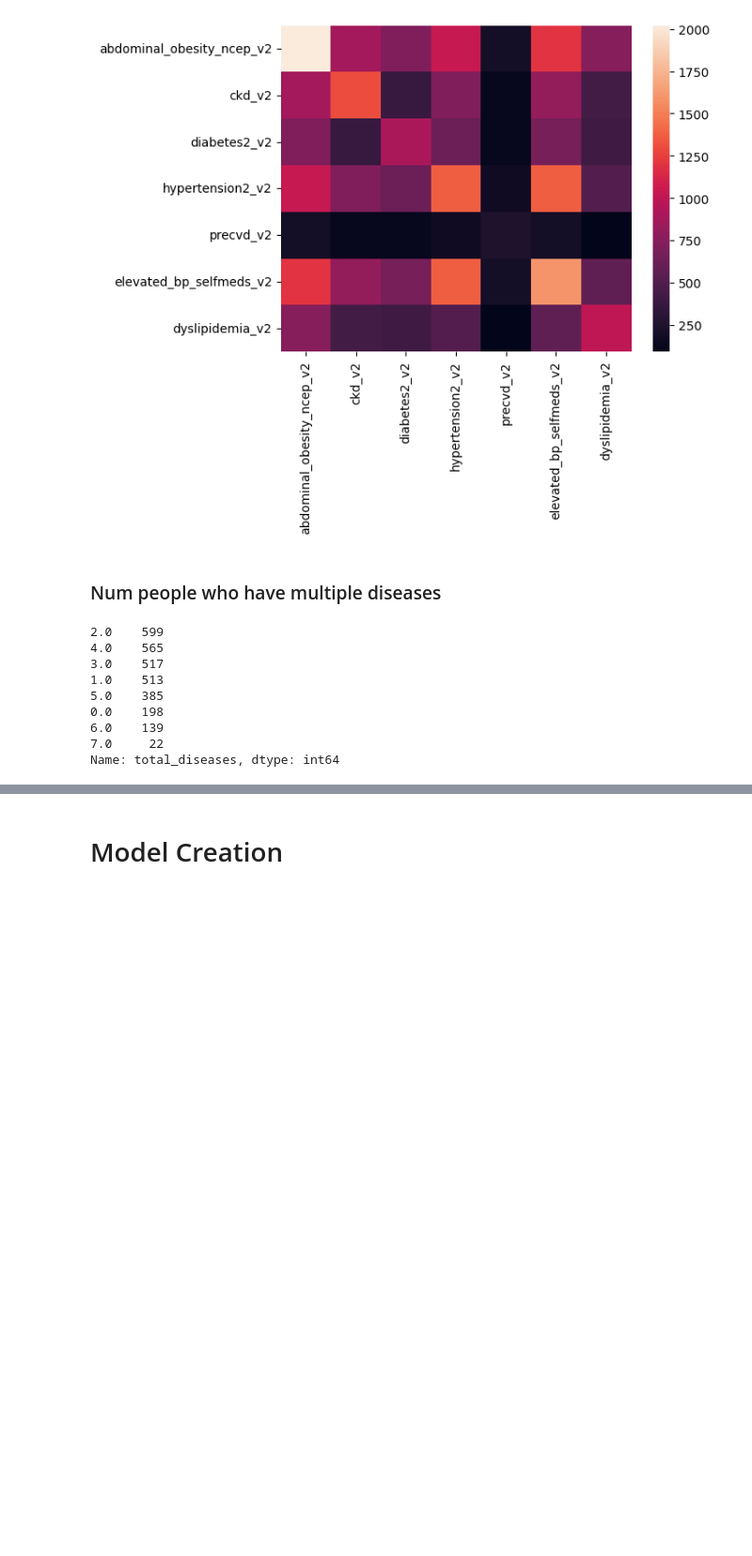
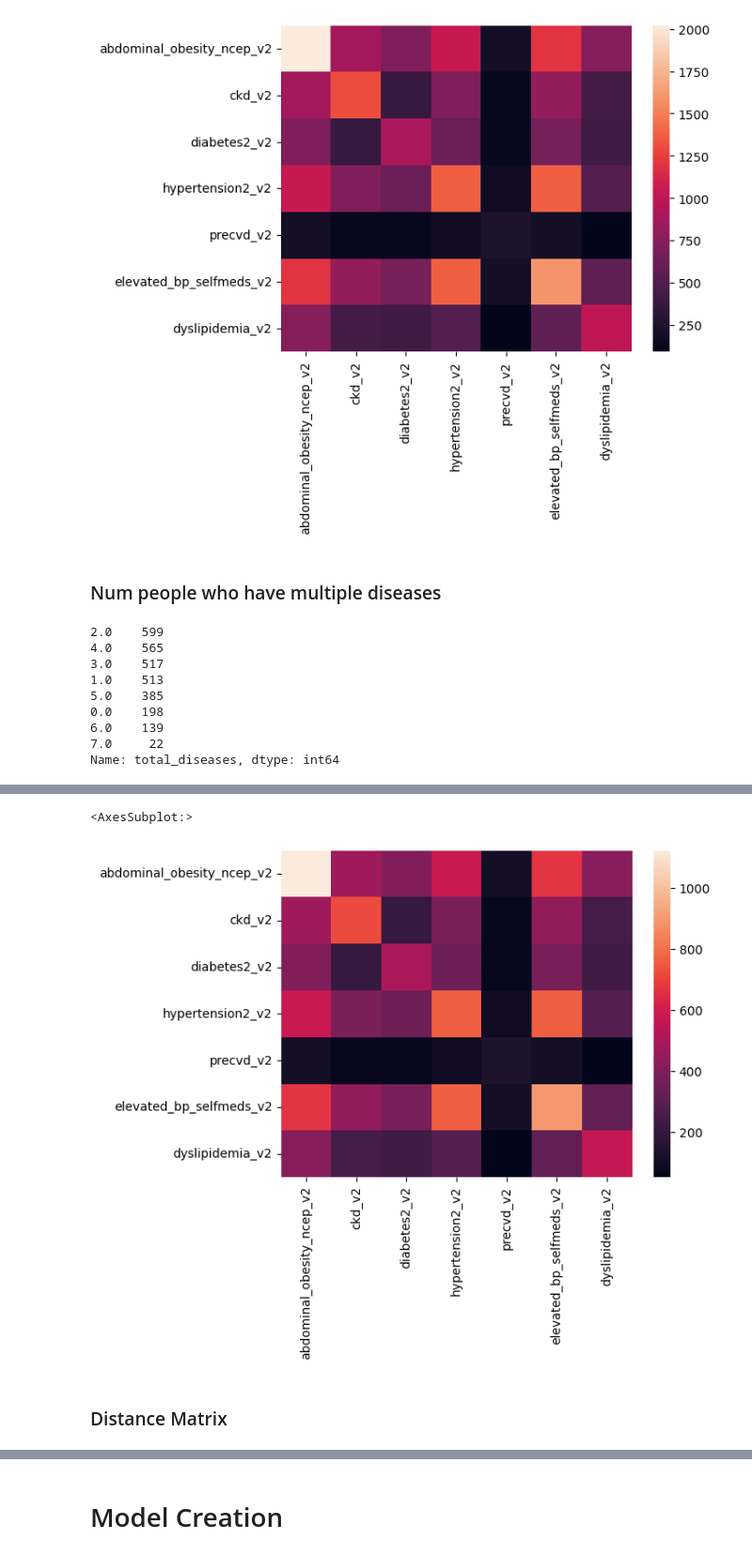
Before and after one commit to Amandoj/DSC180-Q2-Project, a Jupyter notebook: EDA.ipynb, the cells around one changed output, grey strips where cells are left out. Shown at 94% size. Saved outputs shown, nothing was run; the diff lists cells and outputs as text; code cells hidden in the pictures; blank space fills up the shorter version.

```diff
--- a/EDA.ipynb
+++ b/EDA.ipynb
@@ -266,0 +264,3 @@ sub_metadata_no_nan['abdominal_obesity_ncep_v2'].corr(sub_metadata_no_nan['ckd_v
+# %%
+final_metadata = sub_metadata_no_nan.loc[biom_table.ids()]
+final_metadata.head()
@@ -266,0 +287,7 @@ sub_metadata_no_nan['abdominal_obesity_ncep_v2'].corr(sub_metadata_no_nan['ckd_v
+# %%
+sns.heatmap(final_metadata[disease_cols].T.dot(final_metadata[disease_cols]))
+# %% [output]
+<AxesSubplot:>
+[figure, added]
+# %% [markdown]
+### Distance Matrix
```
Also changed, not shown: parts of 60 cells of this notebook, 3 other files.
